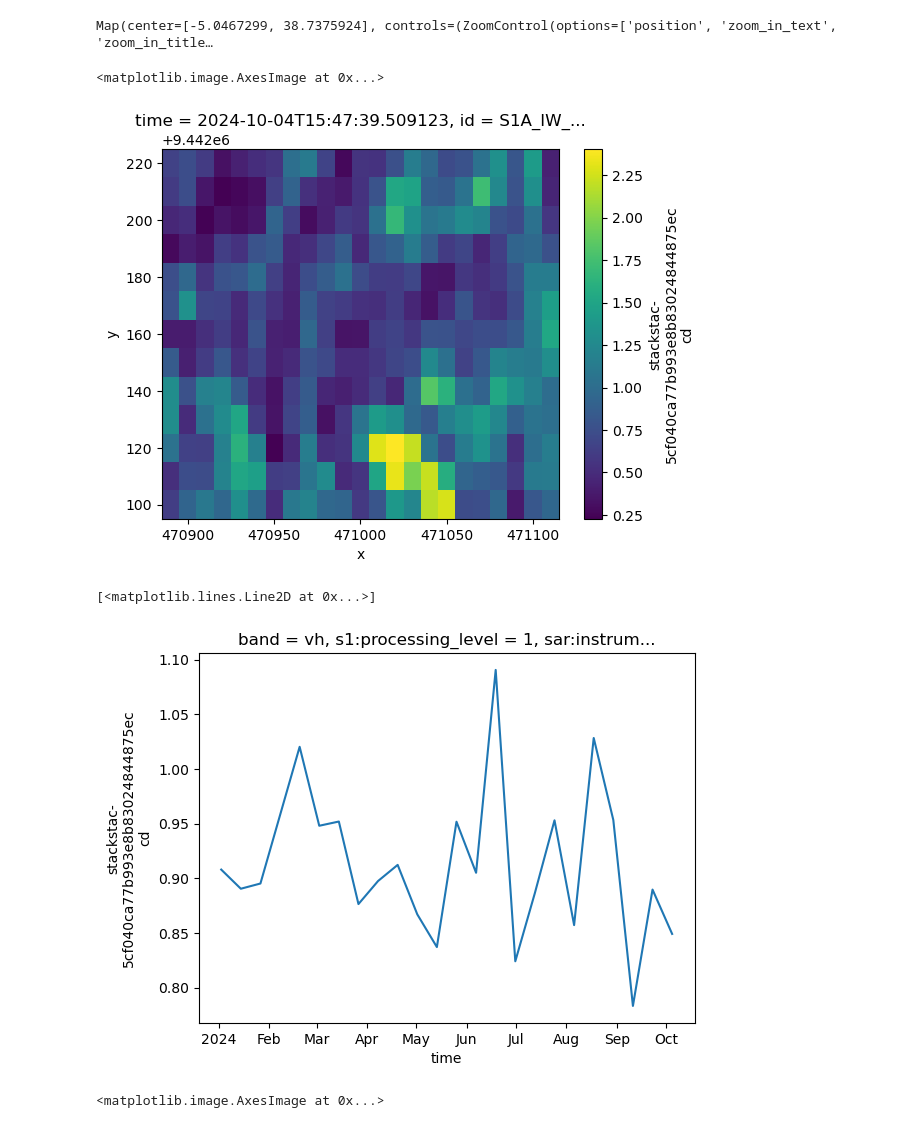
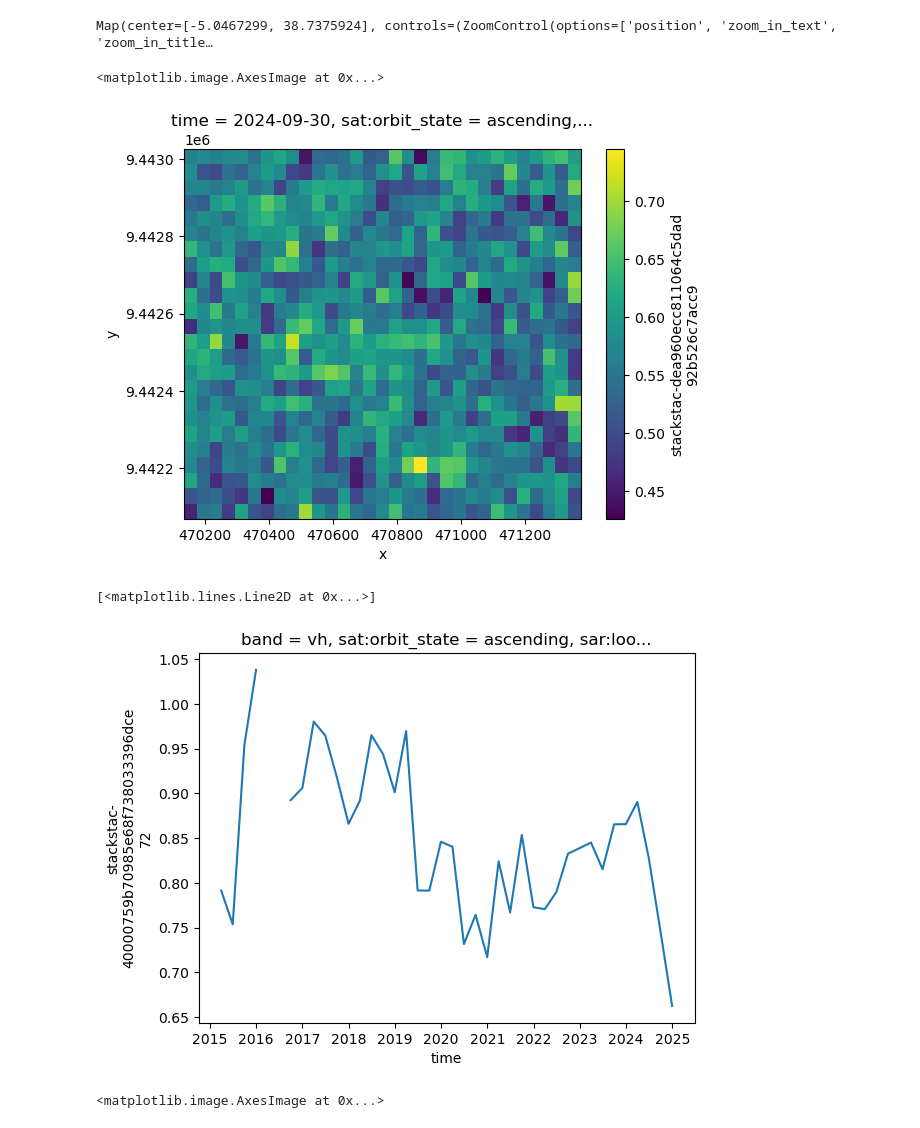
Before and after one commit to adlai-nelson/geog313-final-project, a Jupyter notebook: analysis.ipynb, the cells around one changed output. Drawn from its saved outputs; the diff is of its cells as text; code cells hidden in the pictures.

```diff
--- a/analysis.ipynb
+++ b/analysis.ipynb
@@ -40,7 +47,7 @@ http://127.0.0.1:8787/status
 
 #aoi1 = [38.6579757, -4.9221954, 38.5899868, -4.8995308]
 
-start = "2024-01-01"
+start = "2015-01-01"
 end = "2024-12-31"
 
 bands = ["VV", "VH"]
@@ -56,2 +67,2 @@ aoi = (m.west, m.south, m.east, m.north)
 # %%
-search = get_sar_pc(aoi, start, end)
+search = utils.get_sar_pc(aoi, start, end)
@@ -68,17 +69,27 @@ stack = stackstac.stack(
+# %%
+stack = utils.items_to_xarray(search, aoi)
+# %%
+coarsened = utils.coarsen_image(stack, scale = 4)
 # %%
-q_composite = quartely_composite(stack)
+q_composite = utils.quartely_composite(coarsened)
 q_composite
 
-index = calculate_index(stack, "RVI")
+index = utils.calculate_index(q_composite, "mRFDI")
 
 # TO do- values within subzones
 #index.isel(time=0).plot.imshow()
+# fig, ax = plt.subplots(nrows=4, ncols=4)
+
+# index.isel(time=-2).plot.imshow(ax = ax[0, 0])
+# index.isel(time=-3).plot.imshow(ax = ax[0, 1])
+# index.isel(time=-4).plot.imshow(ax = ax[0, 2])
+# index.isel(time=-5).plot.imshow(ax = ax[0, 3])
 
 
-index.isel(time=-1).plot.imshow()
+index.isel(time=-2).plot.imshow()
 # %% [output]
 <matplotlib.image.AxesImage at 0x...>
-[figure, old version]
+[figure, new version]
 # %%
 tsmean = index.mean(dim = ['y', 'x'], skipna = True)
 
@@ -88,5 +99,5 @@ tsmean.plot()
 # plt.draw()
 # %% [output]
 [<matplotlib.lines.Line2D at 0x...>]
-[figure, old version]
+[figure, new version]
 # %%
```
Also changed, not shown: parts of 6 cells of this notebook, 1 other file.
